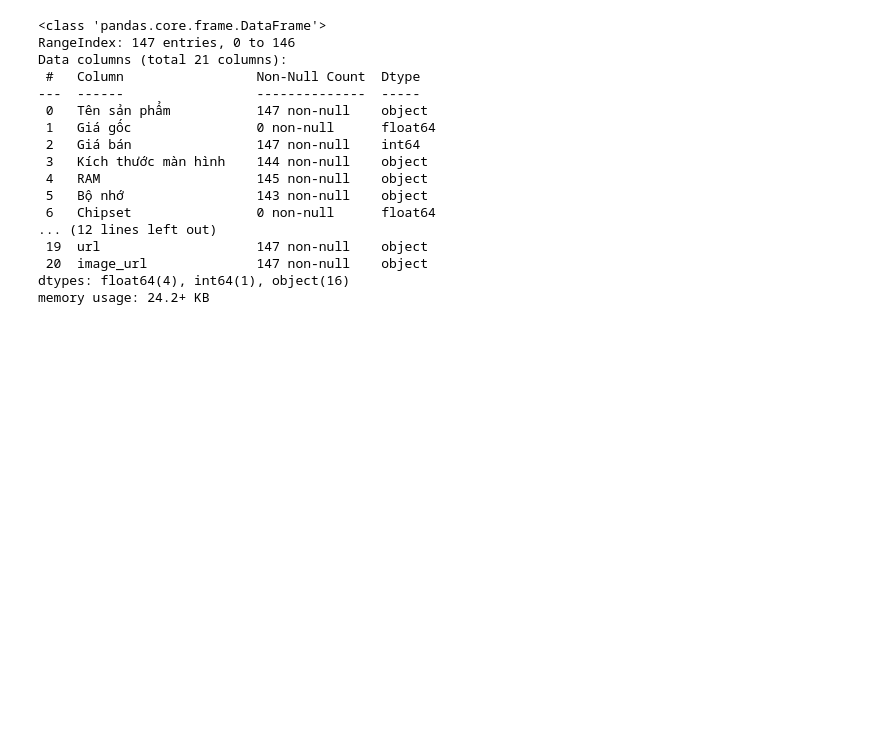
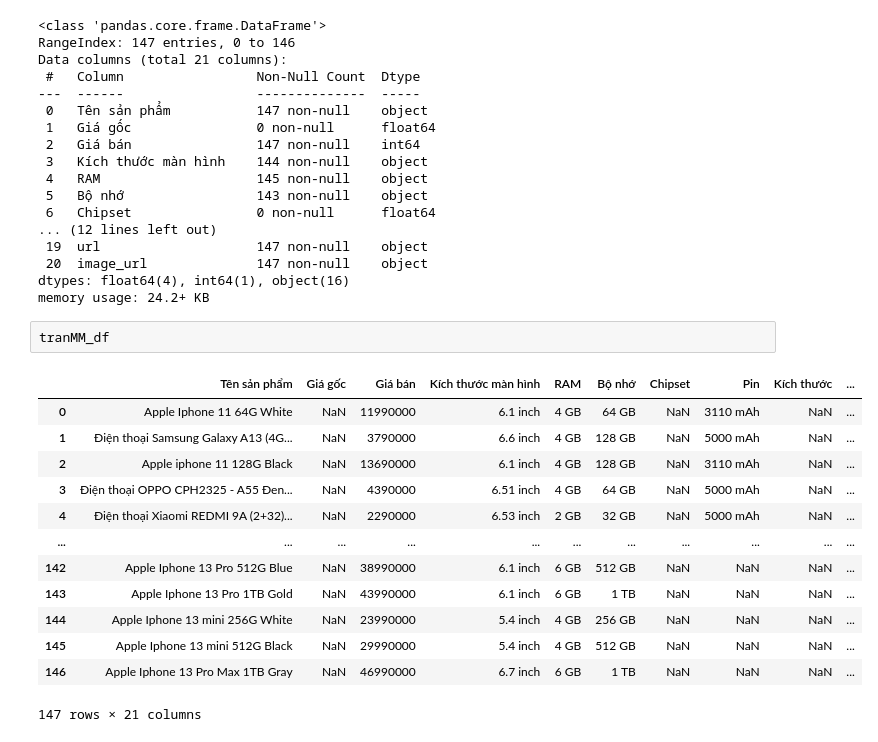
Before and after one commit to wind123mountain/Data-Integration-Project, a Jupyter notebook: Tranform.ipynb, the cells around one changed output. Drawn from its saved outputs; the diff is of its cells as text; blank space fills up the shorter version.

```diff
--- a/Tranform.ipynb
+++ b/Tranform.ipynb
@@ -346,3 +346,19 @@ Data columns (total 21 columns):
  20  image_url              147 non-null    object
 dtypes: float64(4), int64(1), object(16)
 memory usage: 24.2+ KB
+# %%
+tranMM_df
+# %% [output]
+|  | Tên sản phẩm | Giá gốc | Giá bán | Kích thước màn hình | RAM | Bộ nhớ | Chipset | Pin | Kích thước | ... |
+| 0 | Apple Iphone 11 64G White | NaN | 11990000 | 6.1 inch | 4 GB | 64 GB | NaN | 3110 mAh | NaN | ... |
+| 1 | Điện thoại Samsung Galaxy A13 (4G... | NaN | 3790000 | 6.6 inch | 4 GB | 128 GB | NaN | 5000 mAh | NaN | ... |
+| 2 | Apple iphone 11 128G Black | NaN | 13690000 | 6.1 inch | 4 GB | 128 GB | NaN | 3110 mAh | NaN | ... |
+| 3 | Điện thoại OPPO CPH2325 - A55 Đen... | NaN | 4390000 | 6.51 inch | 4 GB | 64 GB | NaN | 5000 mAh | NaN | ... |
+| 4 | Điện thoại Xiaomi REDMI 9A (2+32)... | NaN | 2290000 | 6.53 inch | 2 GB | 32 GB | NaN | 5000 mAh | NaN | ... |
+| ... | ... | ... | ... | ... | ... | ... | ... | ... | ... | ... |
+| 142 | Apple Iphone 13 Pro 512G Blue | NaN | 38990000 | 6.1 inch | 6 GB | 512 GB | NaN | NaN | NaN | ... |
+| 143 | Apple Iphone 13 Pro 1TB Gold | NaN | 43990000 | 6.1 inch | 6 GB | 1 TB | NaN | NaN | NaN | ... |
+| 144 | Apple Iphone 13 mini 256G White | NaN | 23990000 | 5.4 inch | 4 GB | 256 GB | NaN | NaN | NaN | ... |
+| 145 | Apple Iphone 13 mini 512G Black | NaN | 29990000 | 5.4 inch | 4 GB | 512 GB | NaN | NaN | NaN | ... |
+| 146 | Apple Iphone 13 Pro Max 1TB Gray | NaN | 46990000 | 6.7 inch | 6 GB | 1 TB | NaN | NaN | NaN | ... |
+147 rows × 21 columns
```
Also changed, not shown: 1 other file.
